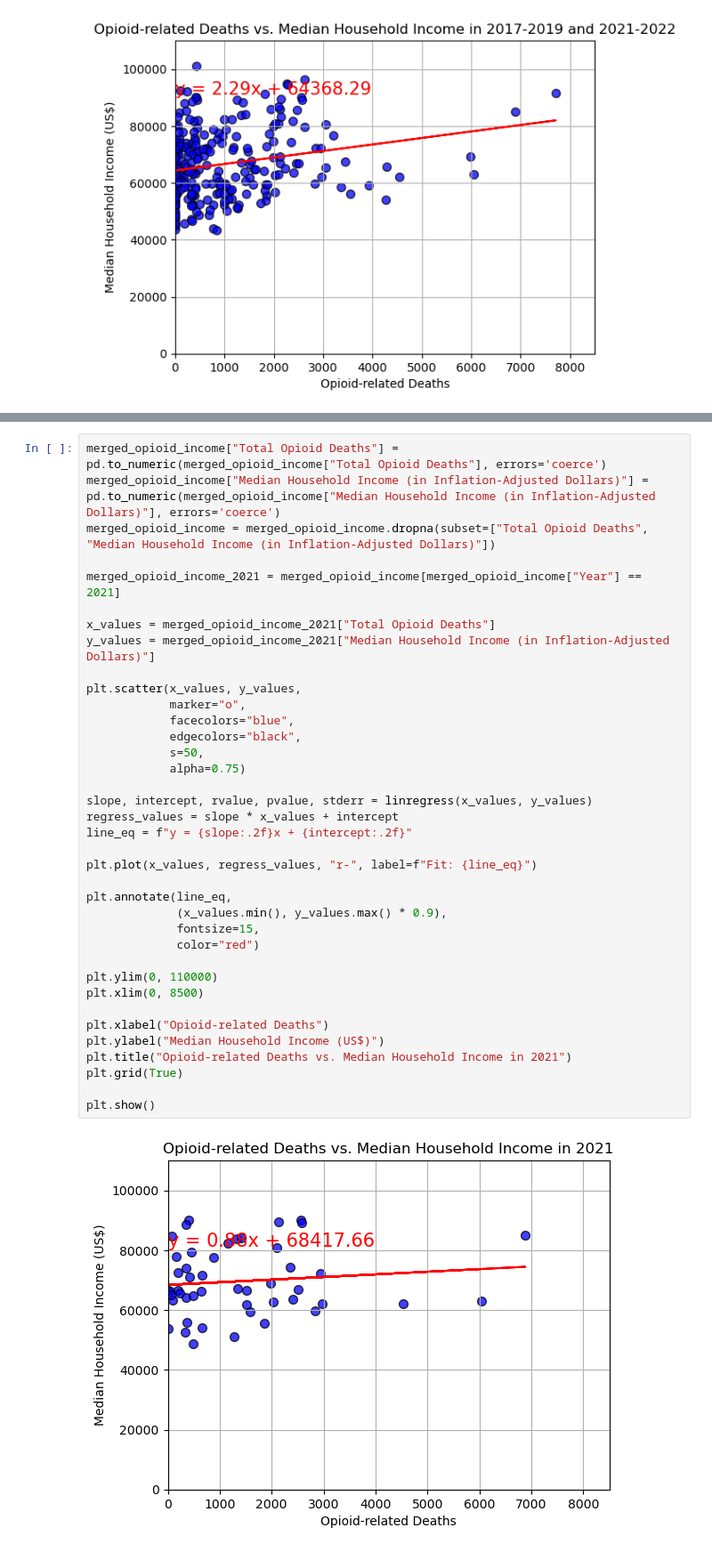
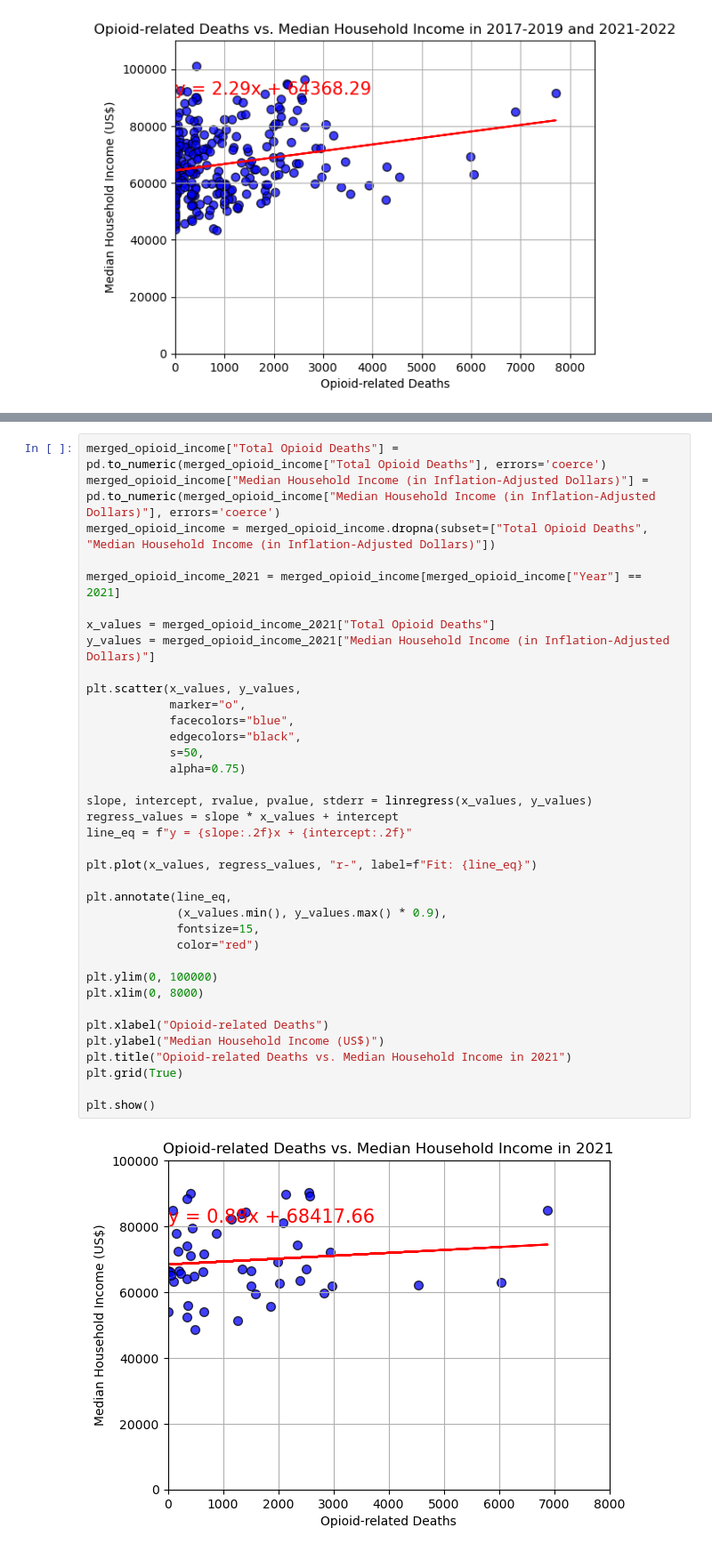
Before and after one commit to kikichan1/Project-1, a Jupyter notebook: Income_Notebook.ipynb, the cells around one changed output, grey strips where cells are left out. Shown: that part at 89% size. Drawn from its saved outputs; the diff is of its cells as text.

```diff
--- a/Income_Notebook.ipynb
+++ b/Income_Notebook.ipynb
@@ -481,36 +481,36 @@ merged_opioid_income_2021 = merged_opioid_income[merged_opioid_income["Year"] ==
 
 x_values = merged_opioid_income_2021["Total Opioid Deaths"]
 y_values = merged_opioid_income_2021["Median Household Income (in Inflation-Adjusted Dollars)"]
 
 plt.scatter(x_values, y_values,
             marker="o",
             facecolors="blue",
             edgecolors="black",
             s=50,
             alpha=0.75)
 
 slope, intercept, rvalue, pvalue, stderr = linregress(x_values, y_values)
 regress_values = slope * x_values + intercept
 line_eq = f"y = {slope:.2f}x + {intercept:.2f}"
 
 plt.plot(x_values, regress_values, "r-", label=f"Fit: {line_eq}")
 
 plt.annotate(line_eq,
              (x_values.min(), y_values.max() * 0.9),
              fontsize=15,
              color="red")
 
-plt.ylim(0, 110000)
-plt.xlim(0, 8500)
+plt.ylim(0, 100000)
+plt.xlim(0, 8000)
 
 plt.xlabel("Opioid-related Deaths")
 plt.ylabel("Median Household Income (US$)")
 plt.title("Opioid-related Deaths vs. Median Household Income in 2021")
 plt.grid(True)
 
 plt.show()
 # %% [output]
-[figure, old version]
+[figure, new version]
 # %%
 merged_opioid_income["Total Opioid Deaths"] = pd.to_numeric(merged_opioid_income["Total Opioid Deaths"], errors='coerce')
 merged_opioid_income["Median Household Income (in Inflation-Adjusted Dollars)"] = pd.to_numeric(merged_opioid_income["Median Household Income (in Inflation-Adjusted Dollars)"], errors='coerce')
```
Also changed, not shown: parts of 4 cells of this notebook.
